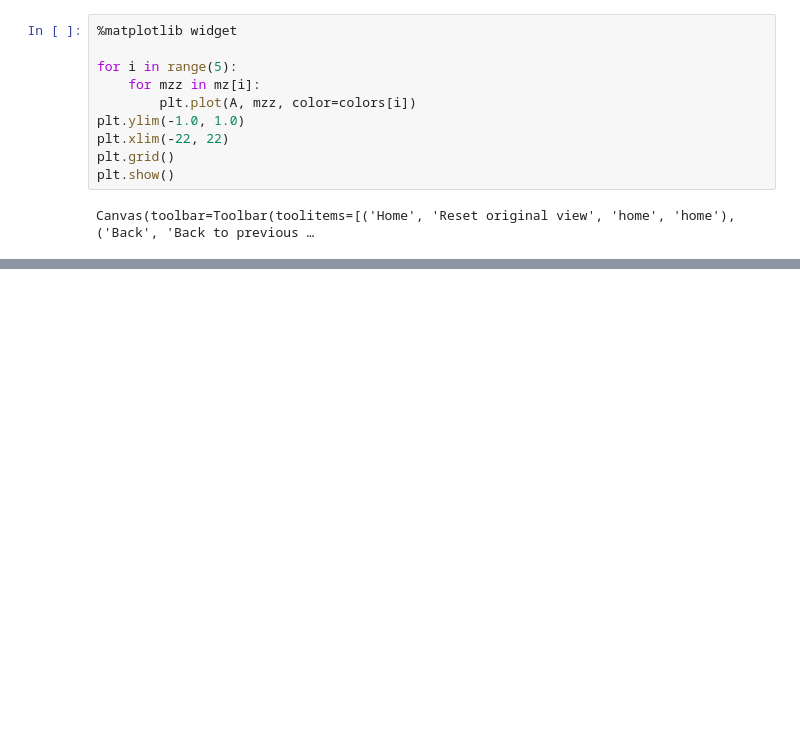
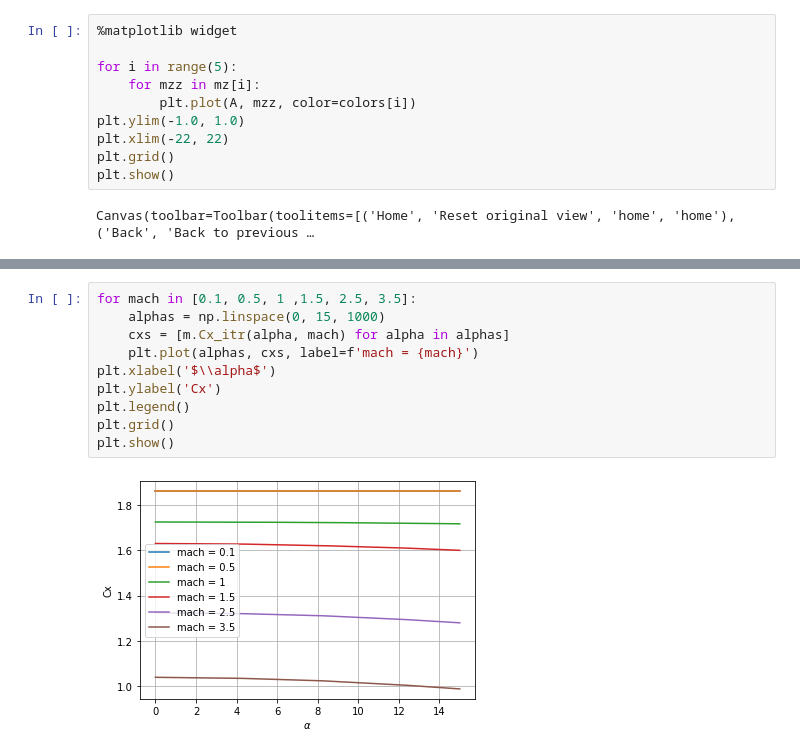
Before and after one commit to TovarnovM/neuro_missile, a Jupyter notebook: src/aerodynamic.ipynb, the cells around one changed output, grey strips where cells are left out. Cells and saved outputs as stored; diff of their text form; blank space fills up the shorter version.

```diff
--- a/src/aerodynamic.ipynb
+++ b/src/aerodynamic.ipynb
@@ -112,0 +139,12 @@ Canvas(toolbar=Toolbar(toolitems=[('Home', 'Reset original view', 'home', 'home'
+# %%
+for mach in [0.1, 0.5, 1 ,1.5, 2.5, 3.5]:
+    alphas = np.linspace(0, 15, 1000)
+    cxs = [m.Cx_itr(alpha, mach) for alpha in alphas]
+    plt.plot(alphas, cxs, label=f'mach = {mach}')
+plt.xlabel('$\\alpha$')
+plt.ylabel('Cx')
+plt.legend()
+plt.grid()
+plt.show()
+# %% [output]
+[figure, added]
```
Also changed, not shown: parts of 8 cells of this notebook, 11 other files.
